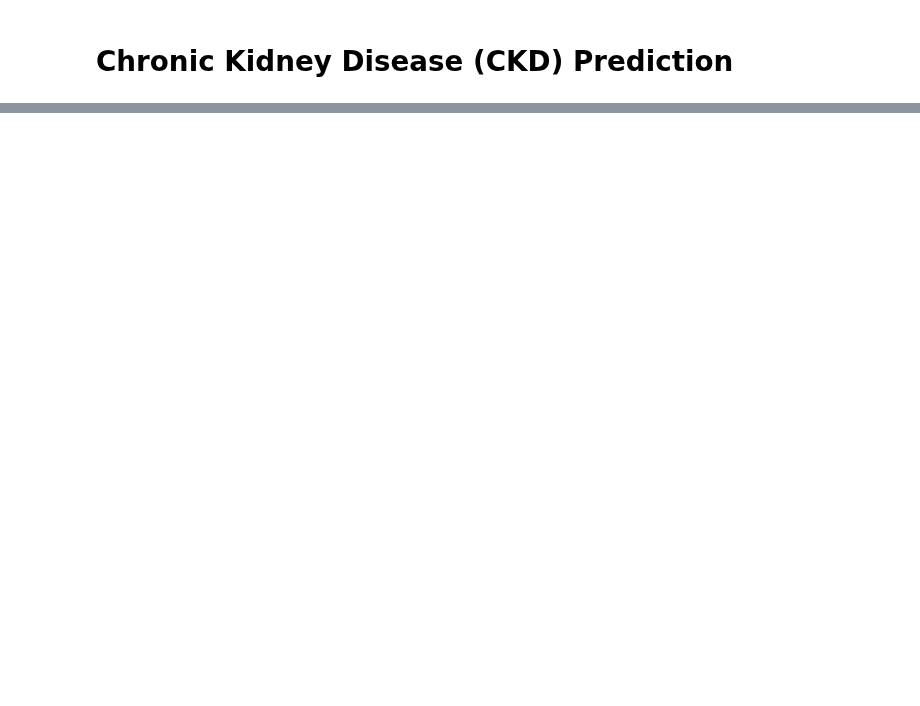
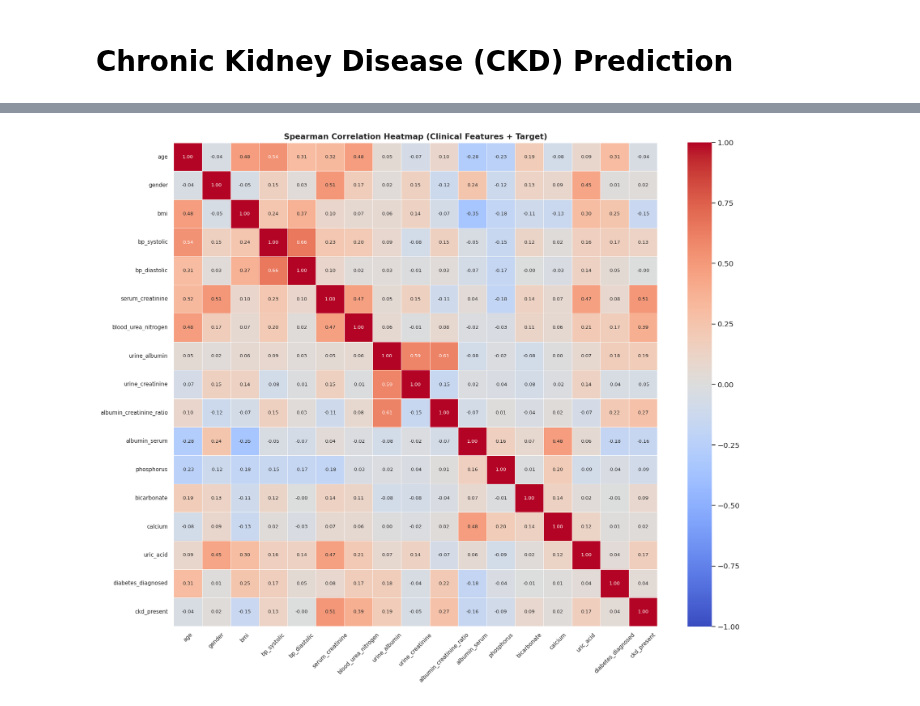
Before and after one commit to NSJayaweera/NCD-Risk_Prediction, a Jupyter notebook: Chronic_Kidney_Disease.ipynb, the cells around one changed output, grey strips where cells are left out. Saved outputs shown, nothing was run; the diff lists cells and outputs as text; code cells hidden in the pictures; blank space fills up the shorter version.

```diff
--- a/Chronic_Kidney_Disease.ipynb
+++ b/Chronic_Kidney_Disease.ipynb
@@ -1484,0 +437,21 @@ Probability (CKD): 0.001
+# %%
+# correlation heatmap
+df_corr = df_proc[FEATURES_CLINICAL + [TARGET]].copy()
+df_corr["gender"] = df_corr["gender"].map({"Male": 1, "Female": 0, "M": 1, "F": 0})
+spearman_corr = df_corr.corr(method="spearman")
+
+fig, ax = plt.subplots(figsize=(16, 13))
+
+sns.heatmap(spearman_corr, annot=True, fmt=".2f",
+            cmap="coolwarm", center=0, square=True,
+            linewidths=0.4, annot_kws={"size": 8}, ax=ax,
+            vmin=-1, vmax=1)
+ax.set_title("Spearman Correlation Heatmap (Clinical Features + Target)",
+             fontsize=13, fontweight="bold")
+ax.tick_params(axis="x", rotation=45, labelsize=9)
+ax.tick_params(axis="y", rotation=0,  labelsize=9)
+
+plt.tight_layout()
+plt.show()
+# %% [output]
+[figure, added]
```
Also changed, not shown: parts of 75 cells of this notebook.
